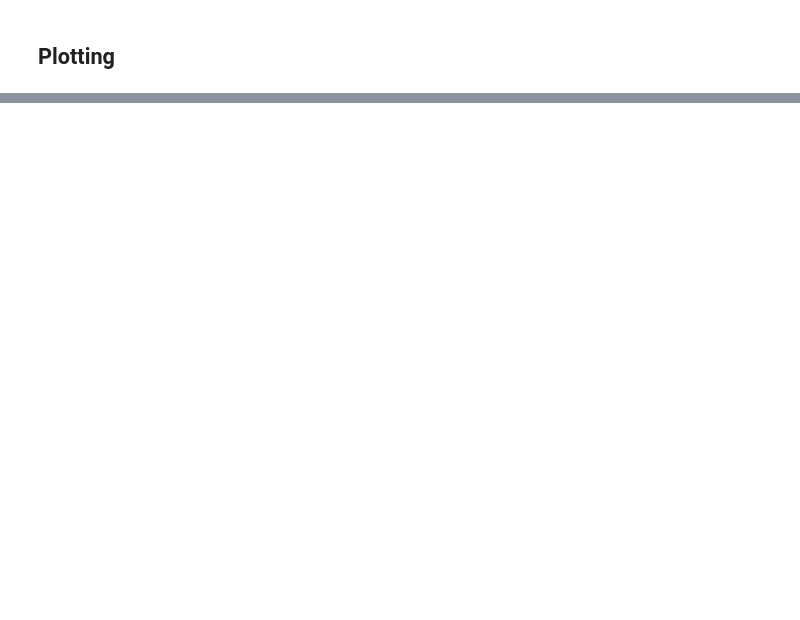
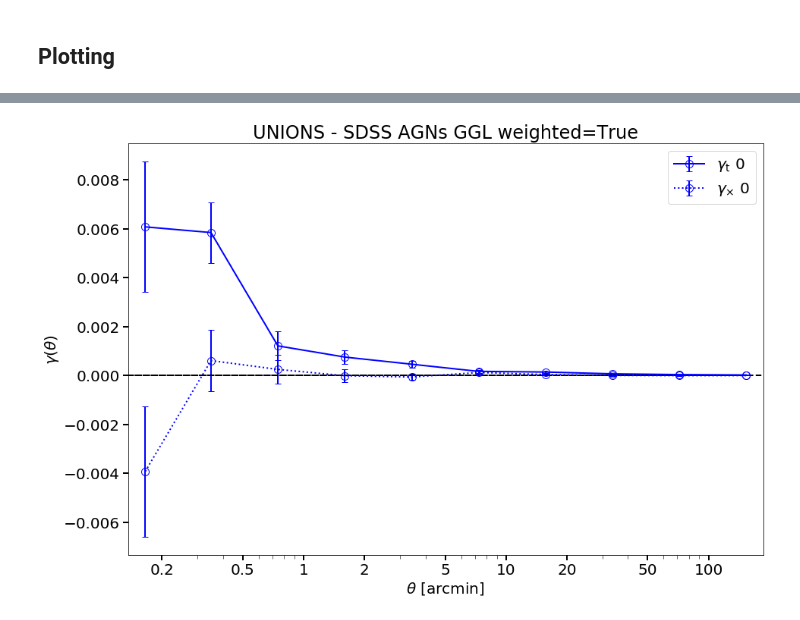
Before and after one commit to ziwenkk/unions-shear-ustc-cea, a Jupyter notebook: notebooks/agn_ggl/GGL_AGN_UNIONS.ipynb, the cells around one changed output, grey strips where cells are left out. Saved outputs shown, nothing was run; the diff lists cells and outputs as text; code cells hidden in the pictures; blank space fills up the shorter version.

```diff
--- a/notebooks/agn_ggl/GGL_AGN_UNIONS.ipynb
+++ b/notebooks/agn_ggl/GGL_AGN_UNIONS.ipynb
@@ -119,8 +28,0 @@ cat_unions = treecorr.Catalog(
-# %%
-ng_list = []
-for idx in range(len(agn_cat_name_list)):
-    cat_mass = cat_mass_list[idx]
-    ng = treecorr.NGCorrelation(TreeCorrConfig)
-    print(f'Processing cat mass cat #{idx}')
-    ng.process(cat_mass, cat_unions)
-    ng_list.append(ng)
@@ -138,10 +54,2 @@ for idx, ng in enumerate(ng_list):
 # %% [markdown]
 ## Plotting
-# %%
-# Read correlation data file and assign quantities of interest
-data_cc_list = []
-for idx in range(n_split):
-    cc_name = f'{output_path}/{output_cc_base}_{idx}_n_split_{n_split}.fits'
-    f = fits.open(cc_name)
-    data_cc = f[1].data
-    data_cc_list.append(data_cc)
@@ -302,0 +56,68 @@ _  = plt.savefig(f'{output_path}/{output_cc_base}_log.pdf')
+# %%
+xlabel = rf'$\theta$ [{sep_units}]'
+ylabel = r'$\gamma(\theta)$'
+title = f'UNIONS - SDSS AGNs GGL weighted={weight}'
+# %%
+# Linear plot
+
+x = []
+y = []
+dy = []
+labels = []
+
+fx = 1.05
+
+colors = ['b', 'b', 'orange', 'orange']
+linestyles = ['-', ':'] * 2
+
+my_fx = 1
+for idx in range(n_split):
+    data_cc = data_cc_list[idx]
+
+    x.extend([data_cc['meanr'] * my_fx] * 2)
+
+    y.append(data_cc['gamT'])
+    y.append(data_cc['gamX'])
+
+    dy.extend([data_cc['sigma']] * 2)
+
+    labels.append(rf'$\gamma_{{\rm t}}$ {idx}')
+    labels.append(rf'$\gamma_{{\times}}$ {idx}')
+
+    my_fx *= fx
+
+xmin = np.min(np.ravel(x),axis=0) / fx**4
+xmax = np.max(np.ravel(x),axis=0) * fx**4
+
+plots.plot_data_1d(
+    x,
+    y,
+    dy,
+    title,
+    xlabel,
+    ylabel,
+    f'{output_base}{output_suff}.pdf',
+    xlog=True,
+    labels=labels,
+    colors=colors,
+    linestyles=linestyles,
+    xlim=[xmin, xmax],
+)
+
+plots.plot_data_1d(
+    x,
+    y,
+    dy,
+    title,
+    xlabel,
+    ylabel,
+    f'{output_base}{output_suff}_zoom.pdf',
+    xlog=True,
+    labels=labels,
+    colors=colors,
+    linestyles=linestyles,
+    xlim=[8, 180],
+    ylim=[-0.0005, 0.0005]
+)
+# %% [output]
+[figure, added]
```
Also changed, not shown: parts of 33 cells of this notebook, 1 other file.
